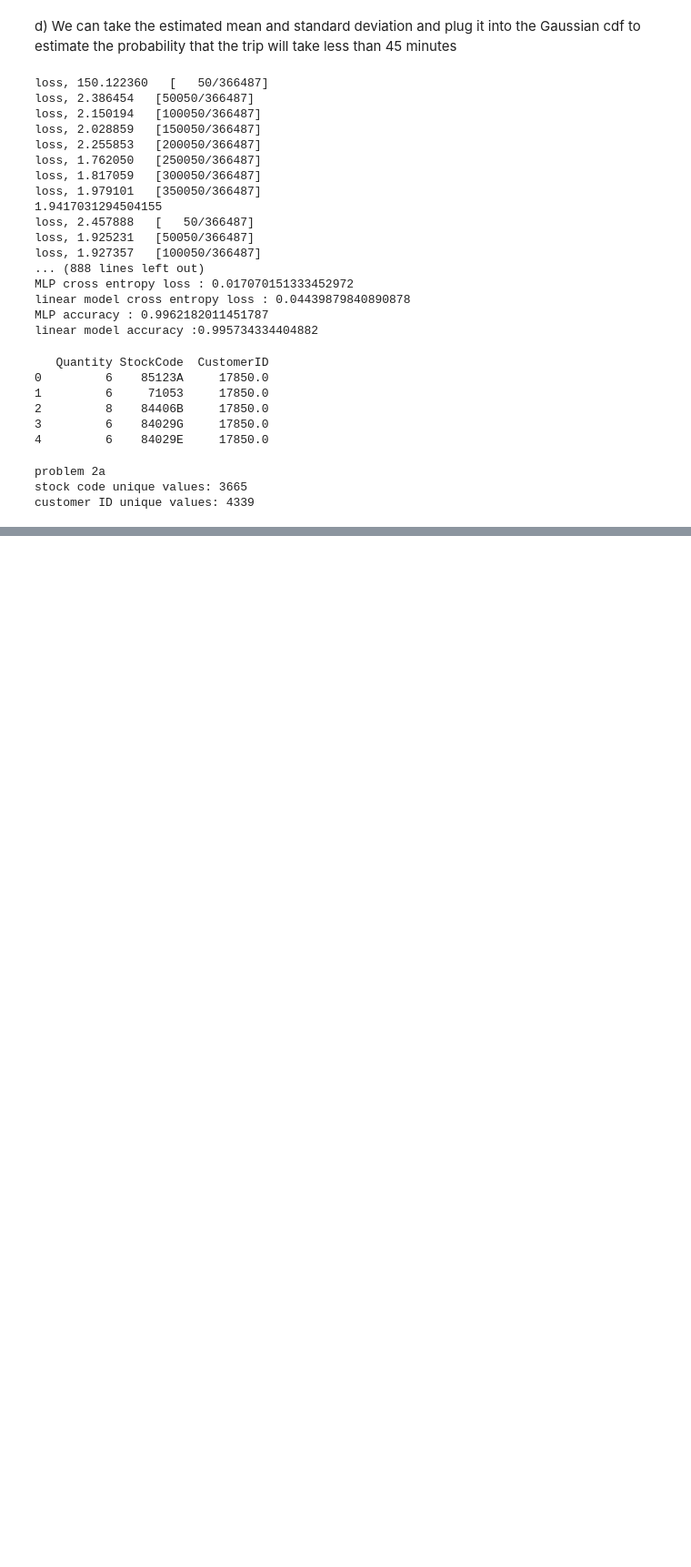
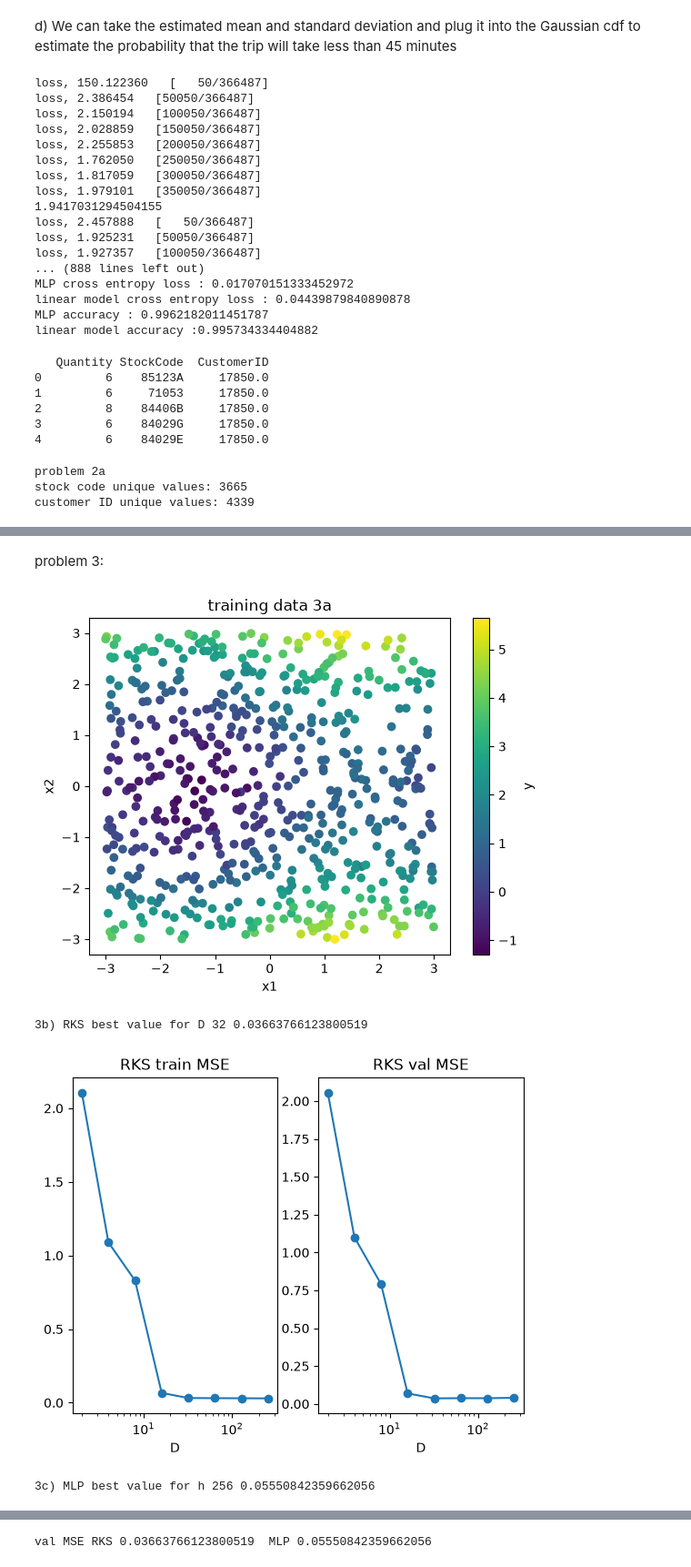
Before and after one commit to kevinan1/uchicago_ml1_fa26, a Jupyter notebook: hw2/hw2.ipynb, the cells around one changed output, grey strips where cells are left out. Shown at 91% size. Drawn from its saved outputs; the diff is of its cells as text; code cells hidden in the pictures; blank space fills up the shorter version.

```diff
--- a/hw2/hw2.ipynb
+++ b/hw2/hw2.ipynb
@@ -89,0 +94,12 @@ a1 a2
+# %% [markdown]
+problem 3:
+# %%
+importlib.reload(problems)
+from problems import problem3
+
+problem3()
+# %% [output]
+[figure, added]
+3b) RKS best value for D 32 0.03663766123800519
+[figure, added]
+3c) MLP best value for h 256 0.05550842359662056
@@ -89,0 +107 @@ a1 a2
+val MSE RKS 0.03663766123800519  MLP 0.05550842359662056
```
Also changed, not shown: parts of 7 cells of this notebook, 4 other files.
